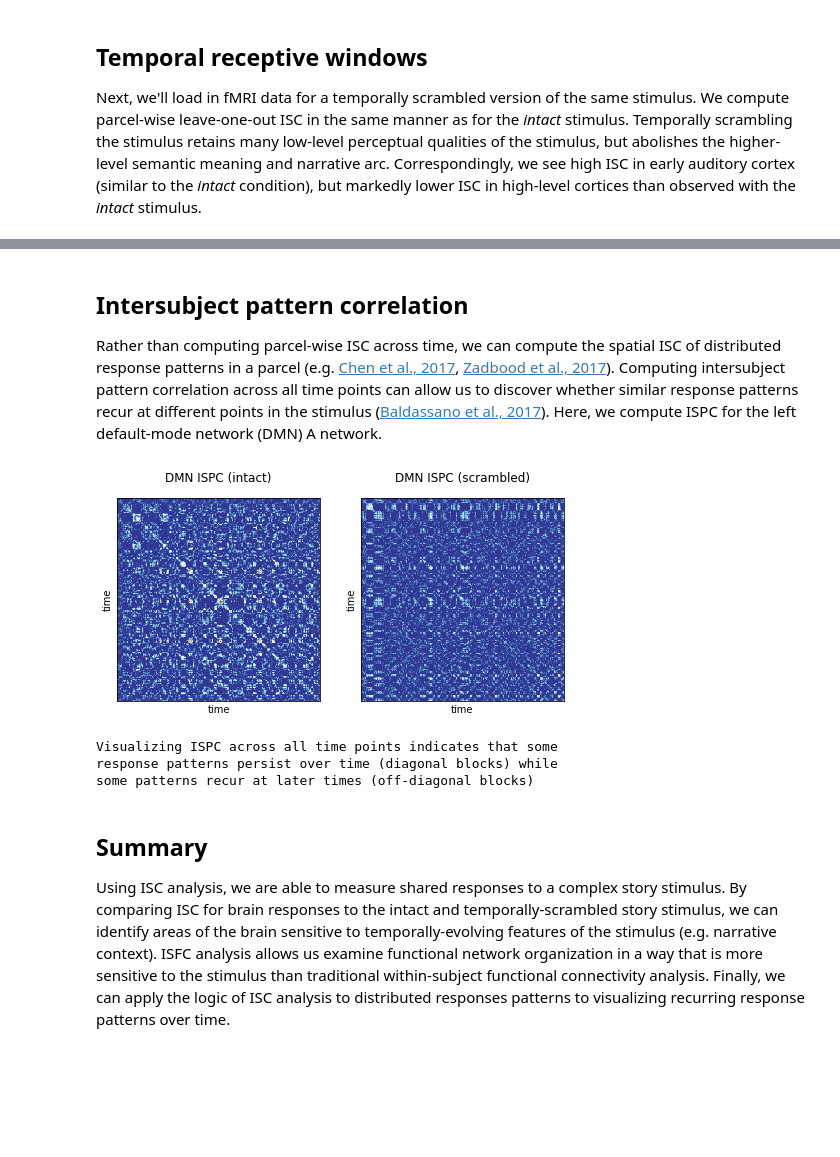
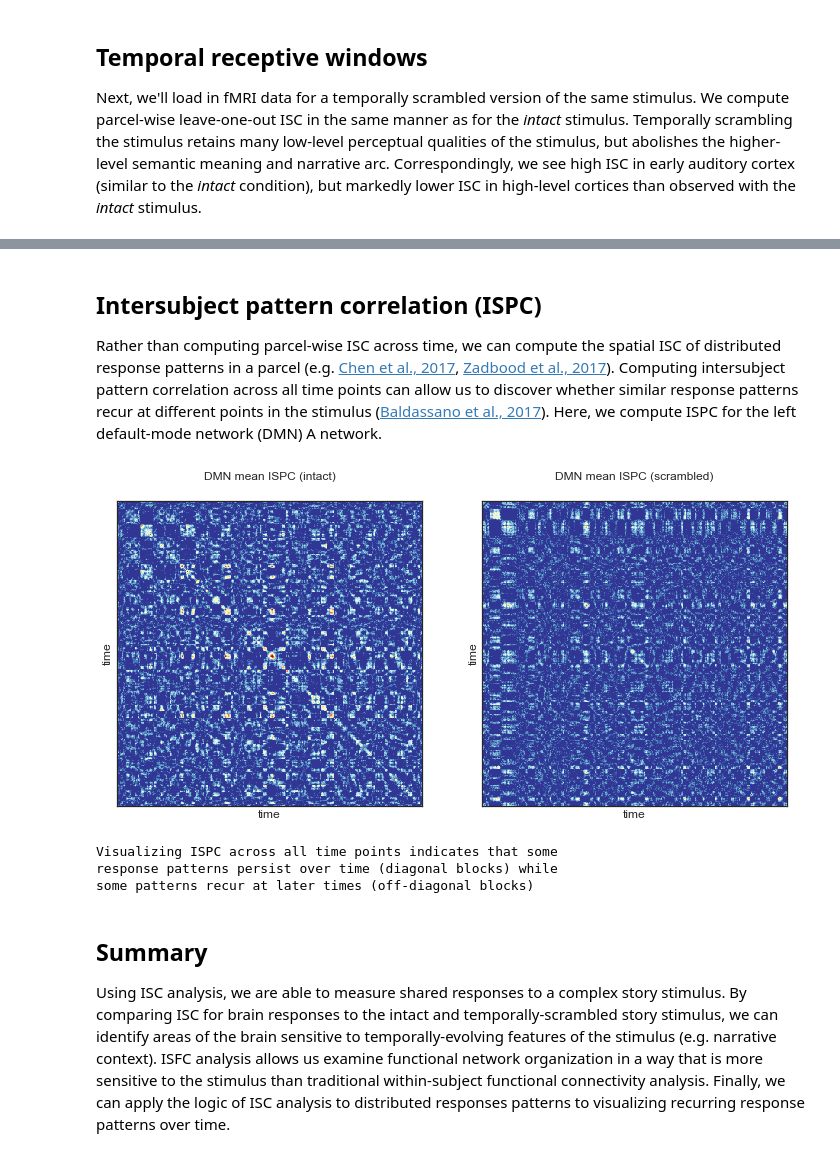
Before and after one commit to brainiak/brainiak-aperture, a Jupyter notebook: notebooks/isc/ISC.ipynb, the cells around one changed output, grey strips where cells are left out. Cells and saved outputs as stored; diff of their text form; code cells hidden in the pictures; blank space fills up the shorter version.

Commit message:
ISC review plus network visualiztion

```diff
--- a/notebooks/isc/ISC.ipynb
+++ b/notebooks/isc/ISC.ipynb
@@ -77,7 +113,7 @@ auditory areas into higher-level areas including posterior medial cortex.
 Next, we'll load in fMRI data for a temporally scrambled version of the same stimulus. We compute parcel-wise leave-one-out ISC in the same manner as for the *intact* stimulus. Temporally scrambling the stimulus retains many low-level perceptual qualities of the stimulus, but abolishes the higher-level semantic meaning and narrative arc. Correspondingly, we see high ISC in early auditory cortex (similar to the *intact* condition), but markedly lower ISC in high-level cortices than observed with the *intact* stimulus.
 # %%
 # Load in scrambled functional data and compute parcel means
-scram_fns = sorted(glob('../../data/sub-*_task-notthefallshortscram_*bold.nii.gz'))
+scram_fns = sorted(glob('brainiak-aperture-isc-data/sub-*_task-notthefallshortscram_*bold.nii.gz'))
 scram_parcels = []
 for scram_fn in scram_fns:
     scram_data = nib.load(scram_fn).get_fdata()
@@ -144,7 +183,7 @@ scram_fcs = fisher_mean([np.corrcoef(s) for s in scram_parcels.T],
                         axis=0)
 # %%
 # Load in network labels
-label_fn = '../../data/Schaefer2018_400Parcels_17Networks_order.txt'
+label_fn = 'brainiak-aperture-isc-data/Schaefer2018_400Parcels_17Networks_order.txt'
 with open(label_fn) as f:
     networks = [' '.join((label.split('_')[1][0], label.split('_')[2]))
                 for label in f.readlines()]
@@ -197,0 +240,31 @@ Correlation between intact and scrambled WSFC networks: 0.945
+# %%
+# Find center-of-mass for each parcel in MNI space for visualization
+node_coords = []
+for parcel in np.unique(atlas_img)[1:]:
+    parcel_img = atlas_img == parcel
+    parcel_nii = nib.Nifti1Image(parcel_img, atlas_nii.affine,
+                                 atlas_nii.header)
+    node_coords.append(find_xyz_cut_coords(parcel_nii))
+# %%
+# Visualize WSFC and ISFC connectome on glass brain (takes a minute to render)
+display_mode = 'ortho'
+edge_threshold = .2
+edge_vmin, edge_vmax = -.65, .65
+edge_cmap='RdYlBu_r'
+
+fc_mats = [intact_isfcs, scram_isfcs, intact_fcs, scram_fcs]
+fc_titles = ['ISFC (intact)', 'ISFC (scrambled)',
+             'WSFC (intact)', 'WSFC (scrambled)']
+
+fig, axs = plt.subplots(2, 2, figsize = (16, 7))
+for ax, fc, t in zip(axs.flatten(), fc_mats, fc_titles):
+    plot_connectome(fc, node_coords, node_size=0,
+                    edge_threshold=edge_threshold,
+                    edge_vmin=edge_vmin, edge_vmax=edge_vmax,
+                    edge_cmap=edge_cmap,
+                    display_mode=display_mode,
+                    title=t, axes=ax, colorbar=True)
+plt.show()
+
+print("The ISFC connectome better differentiates "
+      "intact and scrambled stories.")
@@ -198,5 +274,5 @@ Correlation between intact and scrambled WSFC networks: 0.945
 # %% [markdown]
-## Intersubject pattern correlation
+## Intersubject pattern correlation (ISPC)
 Rather than computing parcel-wise ISC across time, we can compute the spatial ISC of distributed response patterns in a parcel (e.g. [Chen et al., 2017](https://doi.org/10.1038/nn.4450), [Zadbood et al., 2017](https://doi.org/10.1093/cercor/bhx202)). Computing intersubject pattern correlation across all time points can allow us to discover whether similar response patterns recur at different points in the stimulus ([Baldassano et al., 2017](https://doi.org/10.1016/j.neuron.2017.06.041)). Here, we compute ISPC for the left default-mode network (DMN) A network.
 # %%
 # Get labels for parcels in left DMN A network
@@ -227,24 +303,26 @@ scram_ispcs = isfc(np.rollaxis(scram_dmns, 1, 0),
                    pairwise=False, vectorize_isfcs=False,
                    summary_statistic='mean')
 # %%
-# Plot intersubject pattern correlation for intact and scrambled story stimuli
-fig, axs = plt.subplots(1, 2, figsize=(8, 8))
+# Plot time-point-by-time-point intersubject pattern correlation
+vmin, vmax = 0, .15
+
+fig, axs = plt.subplots(1, 2, figsize=(12, 8))
 ispcs = [intact_ispcs, scram_ispcs]
-titles = ['DMN ISPC (intact)', 'DMN ISPC (scrambled)']
+titles = ['DMN mean ISPC (intact)', 'DMN mean ISPC (scrambled)']
 for ax, ispc, t in zip(axs, ispcs, titles):
-    ax.matshow(ispc, vmax=.15, vmin=0, cmap='RdYlBu_r')
+    ax.matshow(ispc, vmin=vmin, vmax=vmax, cmap='RdYlBu_r')
     ax.set_title(t)
     ax.set_xticks([])
     ax.set_yticks([])
     ax.set_xlabel('time')
     ax.set_ylabel('time')
 plt.show()
 
 print("Visualizing ISPC across all time points indicates that "
       "some\nresponse patterns persist over time (diagonal blocks) "
       "while\nsome patterns recur at later times (off-diagonal blocks)")
 # %% [output]
-[figure, old version]
+[figure, new version]
 Visualizing ISPC across all time points indicates that some
 response patterns persist over time (diagonal blocks) while
 some patterns recur at later times (off-diagonal blocks)
```
Also changed, not shown: parts of 12 cells of this notebook.
